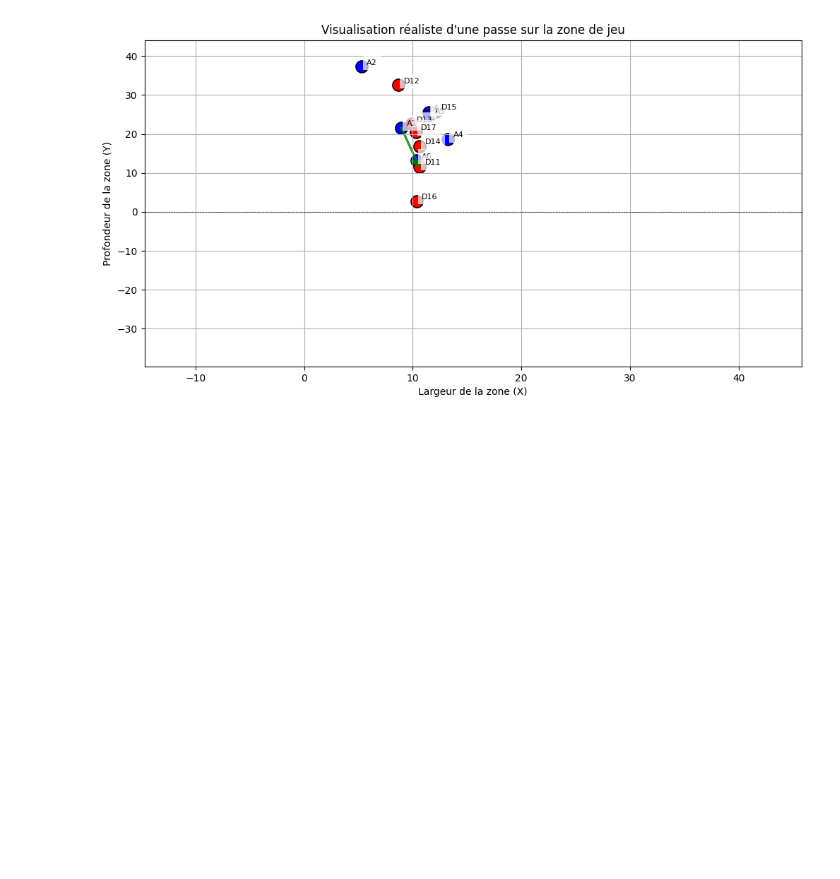
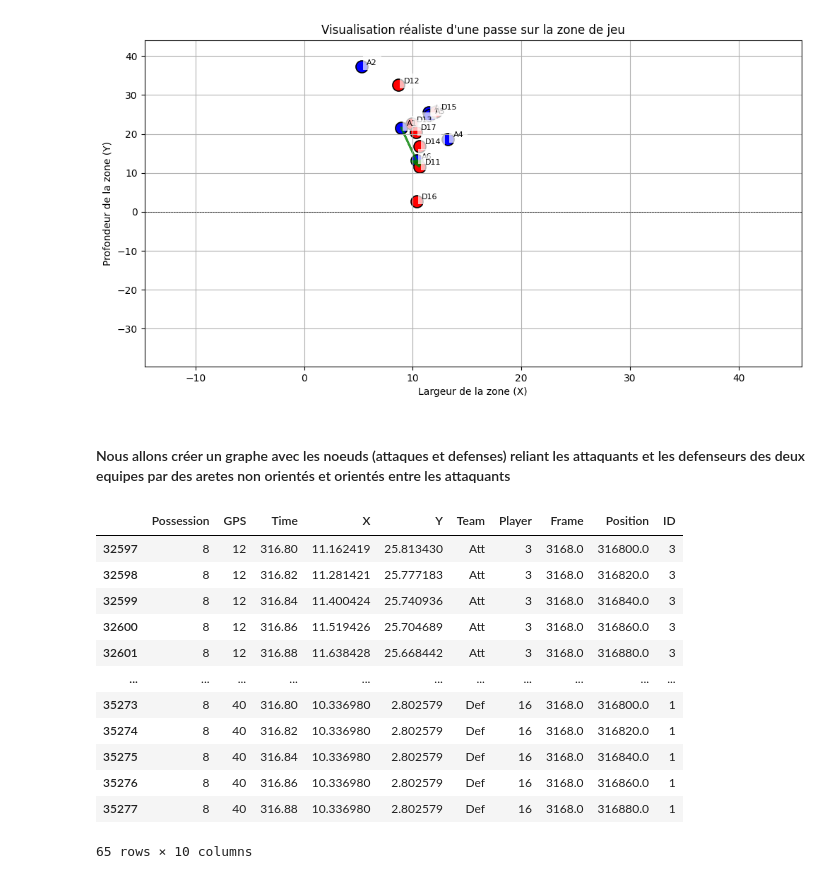
Before and after one commit to Uthmankontao/Stage_DynaTeam, a Jupyter notebook: notebooks/00_data_emergent.ipynb, the cells around one changed output. Cells and saved outputs as stored; diff of their text form; code cells hidden in the pictures; blank space fills up the shorter version.

```diff
--- a/notebooks/00_data_emergent.ipynb
+++ b/notebooks/00_data_emergent.ipynb
@@ -213,3 +216,5 @@ plt.grid(True)
 plt.show()
 # %% [output]
 [figure]
+# %% [markdown]
+#### Nous allons créer un graphe avec les noeuds (attaques et defenses) reliant les attaquants et les defenseurs des deux equipes par des aretes non orientés et orientés entre les attaquants
@@ -215,0 +236,16 @@ plt.show()
+# %%
+df_frame
+# %% [output]
+|  | Possession | GPS | Time | X | Y | Team | Player | Frame | Position | ID |
+| 32597 | 8 | 12 | 316.80 | 11.162419 | 25.813430 | Att | 3 | 3168.0 | 316800.0 | 3 |
+| 32598 | 8 | 12 | 316.82 | 11.281421 | 25.777183 | Att | 3 | 3168.0 | 316820.0 | 3 |
+| 32599 | 8 | 12 | 316.84 | 11.400424 | 25.740936 | Att | 3 | 3168.0 | 316840.0 | 3 |
+| 32600 | 8 | 12 | 316.86 | 11.519426 | 25.704689 | Att | 3 | 3168.0 | 316860.0 | 3 |
+| 32601 | 8 | 12 | 316.88 | 11.638428 | 25.668442 | Att | 3 | 3168.0 | 316880.0 | 3 |
+| ... | ... | ... | ... | ... | ... | ... | ... | ... | ... | ... |
+| 35273 | 8 | 40 | 316.80 | 10.336980 | 2.802579 | Def | 16 | 3168.0 | 316800.0 | 1 |
+| 35274 | 8 | 40 | 316.82 | 10.336980 | 2.802579 | Def | 16 | 3168.0 | 316820.0 | 1 |
+| 35275 | 8 | 40 | 316.84 | 10.336980 | 2.802579 | Def | 16 | 3168.0 | 316840.0 | 1 |
+| 35276 | 8 | 40 | 316.86 | 10.336980 | 2.802579 | Def | 16 | 3168.0 | 316860.0 | 1 |
+| 35277 | 8 | 40 | 316.88 | 10.336980 | 2.802579 | Def | 16 | 3168.0 | 316880.0 | 1 |
+65 rows × 10 columns
```
Also changed, not shown: parts of 6 cells of this notebook.
